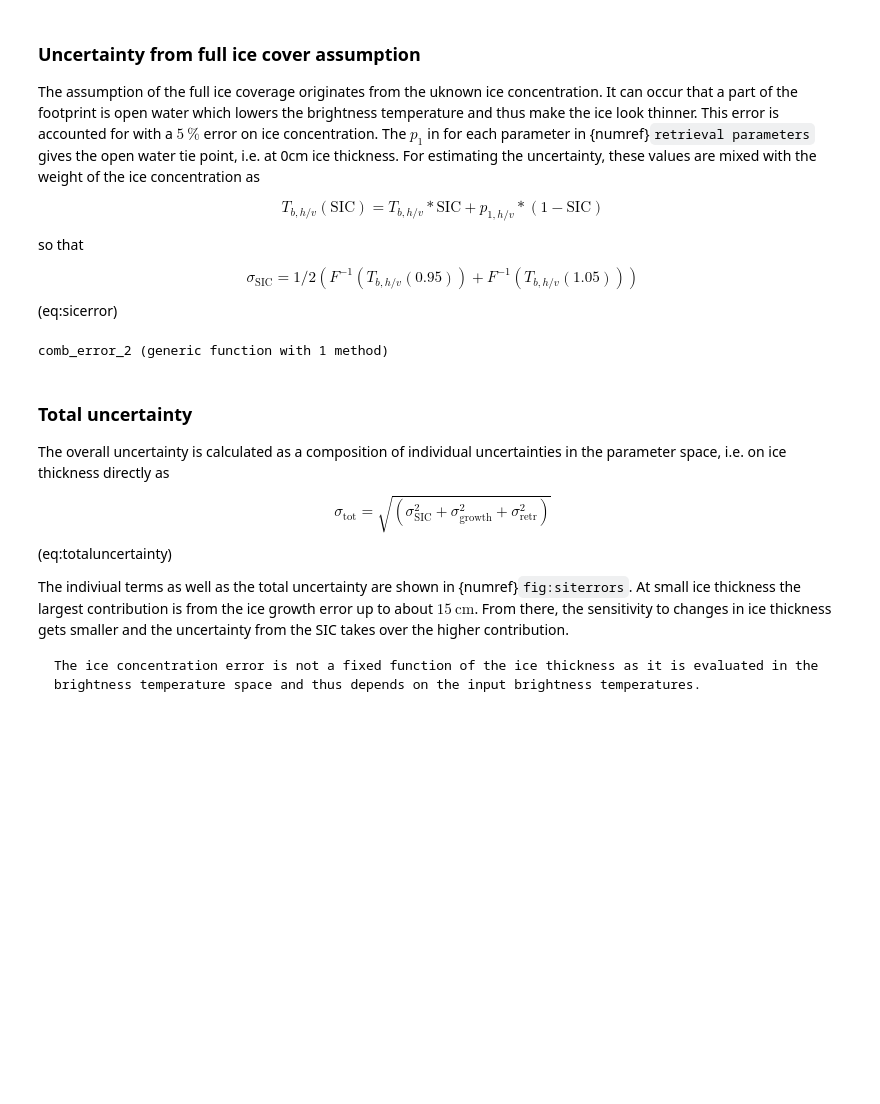
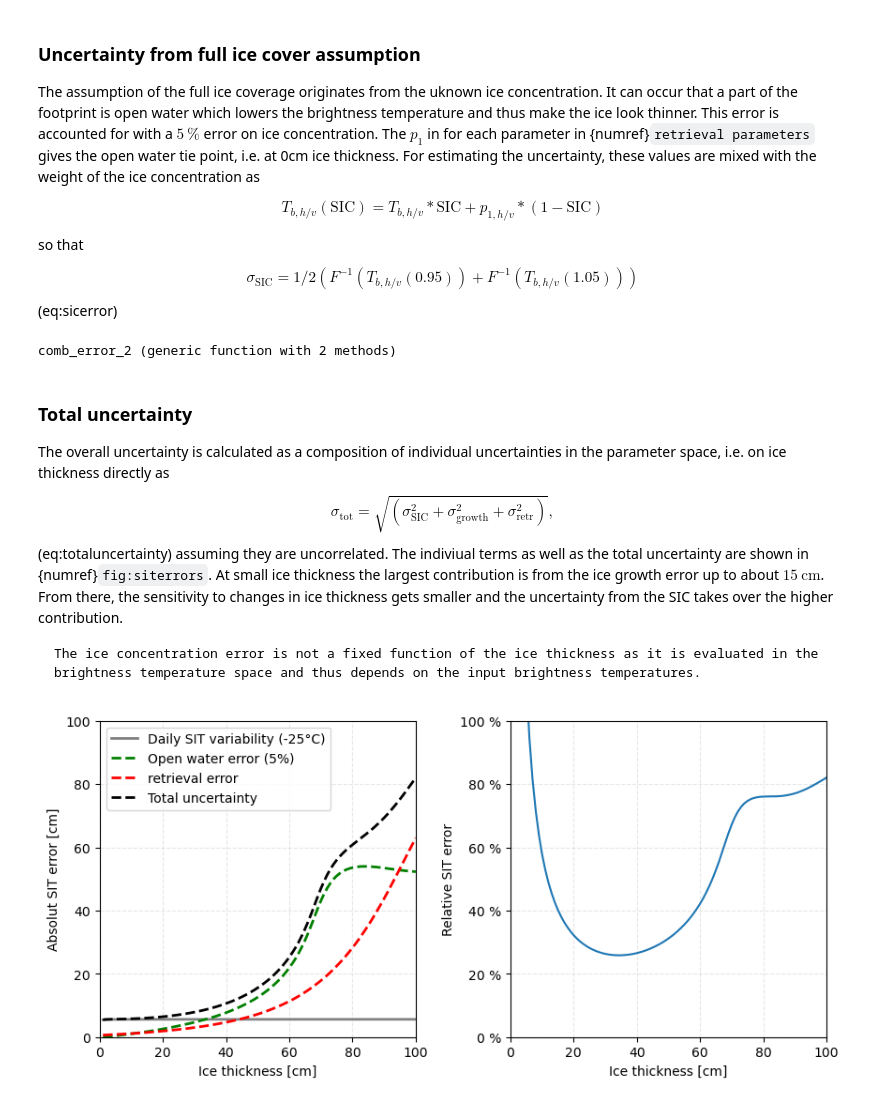
Before and after one commit to CIMR-Algos/SeaIceThickness_ATBD, a Jupyter notebook: book/CIMR_SIT_retrieval_ATBD.ipynb, the cells around one changed output. Saved outputs shown, nothing was run; the diff lists cells and outputs as text; code cells hidden in the pictures; blank space fills up the shorter version.

````diff
--- a/book/CIMR_SIT_retrieval_ATBD.ipynb
+++ b/book/CIMR_SIT_retrieval_ATBD.ipynb
@@ -180,7 +197,7 @@ end
 #qparams = [51.0, 19.4, 31.8, 1.65]  # HBparams
 
 
-function owerr_2(x;tbs=nothing) #new openwater error
+function owerr_2(x,tbs=nothing) #new openwater error
     if tbs==nothing
         tbh,tbv=Fw_TB(x)
     else
@@ -210,7 +227,7 @@ function retrerr(x,ra)
     (maximum(x.-[ixmax,ixmin])^2+maximum(x.-[qxmax,qxmin])^2)^0.5
 end
 
-sittime(sit,temp)=-(sit/1.33)^(1/0.58)/(temp+1.8)
+sittime(sit,temp)=-(max(0,sit)/1.33)^(1/0.58)/(temp+1.8)
 
 function cfdd_unc(sit)
     t=sittime(sit,-25)
@@ -224,17 +241,20 @@ end
 function comb_error_2(sit)
     return sqrt(cfdd_unc(sit)^2+retrieval(Fw_TB(sit)...)[2]+owerr_2(sit)^2)
 end
+
+function comb_error_2(sit,tbh,tbv)
+    return sqrt(cfdd_unc(sit)^2+retrieval(tbh,tbv)[2]+owerr_2(sit,(tbh,tbv))^2)
+end
 # %% [output]
-comb_error_2 (generic function with 1 method)
+comb_error_2 (generic function with 2 methods)
 # %% [markdown]
 ### Total uncertainty
 The overall uncertainty is calculated as a composition of individual uncertainties in the parameter space, i.e. on ice thickness directly as
 
 $$
-σ_\text{tot}=\sqrt{\left(σ_{\text{SIC}}^2+σ_\text{growth}^2 + \sigma_\text{retr}^2\right)}
+σ_\text{tot}=\sqrt{\left(σ_{\text{SIC}}^2+σ_\text{growth}^2 + \sigma_\text{retr}^2\right)},
 $$ (eq:totaluncertainty)
-
-The indiviual terms as well as the total uncertainty are shown in {numref}`fig:siterrors`. At small ice thickness the largest contribution is from the ice growth error up to about $15\ \text{cm}$. From there, the sensitivity to changes in ice thickness gets smaller and the uncertainty from the SIC takes over the higher contribution.
+assuming they are uncorrelated. The indiviual terms as well as the total uncertainty are shown in {numref}`fig:siterrors`. At small ice thickness the largest contribution is from the ice growth error up to about $15\ \text{cm}$. From there, the sensitivity to changes in ice thickness gets smaller and the uncertainty from the SIC takes over the higher contribution.
 
 ```{note}
 The ice concentration error is not a fixed function of the ice thickness as it is evaluated in the brightness temperature space and thus depends on the input brightness temperatures.
@@ -272,3 +262,40 @@ plot(p1,p2,size=(800,400),left_margin=5Plots.mm,bottom_margin=5Plots.mm)
+# %%
+sit=1:100
+
+fig2=plt.figure(figsize=[10,5])#,constrained_layout=true);
+ax1=fig2.add_subplot(121);
+
+ax1.plot(sit,cfdd_unc.(sit),label="Daily SIT variability (-25°C)",lw=2,c="gray");
+
+ax1.plot(sit,owerr_2.(sit),label="Open water error (5%)",lw=2,ls="--",c="green");
+ax1.plot(sit,[retrieval(Fw_TB(s)...)[2]^0.5 for s in sit],label="retrieval error",lw=2,ls="--",c="red");
+ax1.plot(sit,comb_error_2.(sit),label="Total uncertainty",lw=2,ls="--",c="black");
+ax1.set_aspect("equal", adjustable="box")
+
+ax1.legend()
+ax1.set_xlim(0,sit.stop)
+ax1.set_ylim(0,sit.stop)
+ax1.set_xlabel("Ice thickness [cm]")
+ax1.set_ylabel("Absolut SIT error [cm]")
+ax1.grid(linestyle="--",alpha=0.3)
+
+ax2=fig2.add_subplot(122)
+ax2.plot(sit,comb_error_2.(sit)./sit.*100);
+ax2.set_ylim(0,100)
+ax2.set_xlim(0,100)
+
+ticks=0:20:100
+ax2.set_yticks(ticks,[(@sprintf "%i %%" i) for i in ticks])
+ax2.set_ylabel("Relative SIT error")
+ax2.set_xlabel("Ice thickness [cm]")
+ax2.set_aspect("equal", adjustable="box")
+ax2.grid(linestyle="--",alpha=0.3)
+
+fig2.subplots_adjust(wspace=0.3);
+
+display(fig2)
+# %% [output]
+[figure, added]
 # %%
 Qs=20:90
 Is=100:270
````
Also changed, not shown: parts of 11 cells of this notebook, 39 other files.
